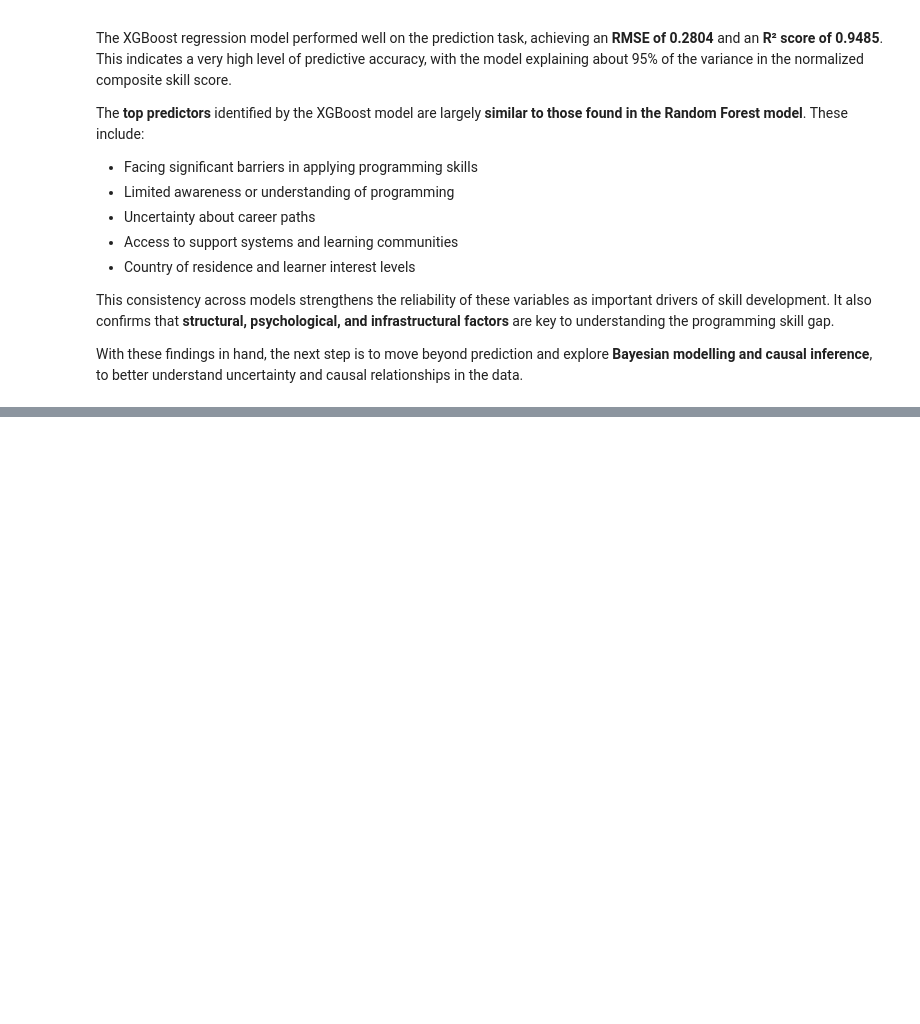
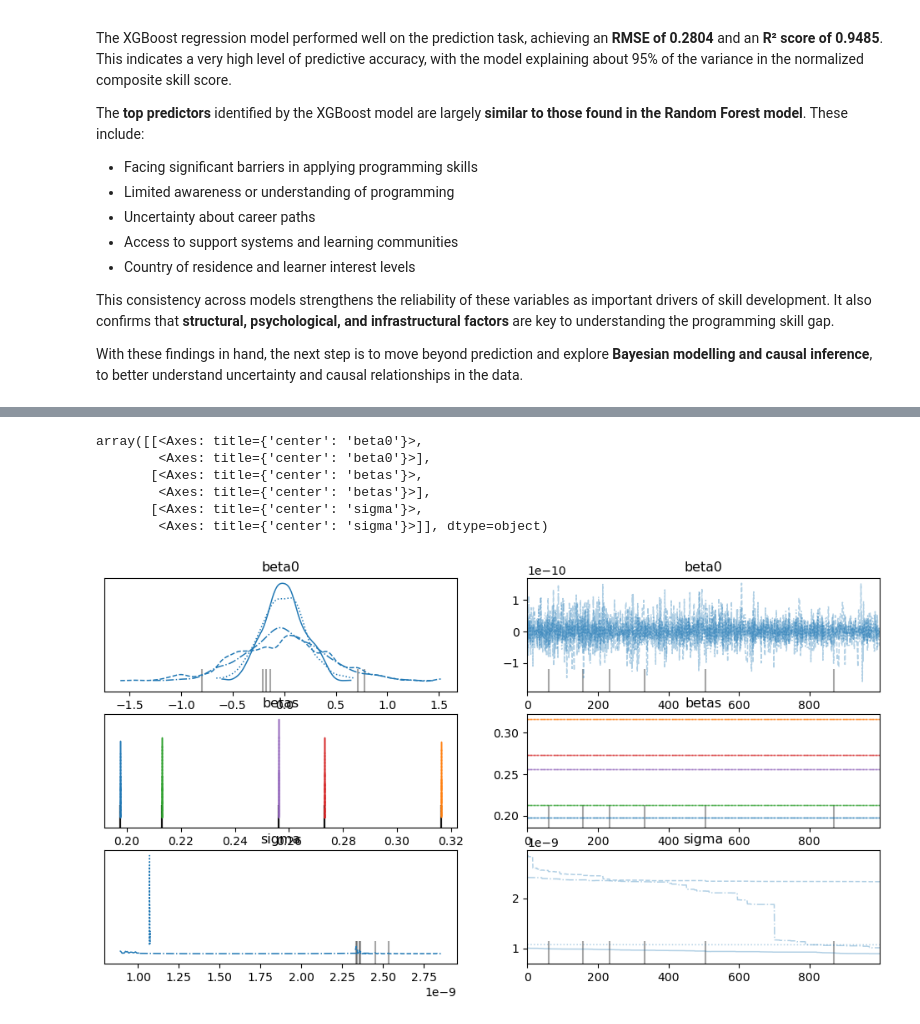
Before and after one commit to GraceWangui/bayesian-causal-analysis, a Jupyter notebook: src/Models.ipynb, the cells around one changed output, grey strips where cells are left out. Cells and saved outputs as stored; diff of their text form; code cells hidden in the pictures; blank space fills up the shorter version.

Commit message:
feat : bayesian inference base model

```diff
--- a/src/Models.ipynb
+++ b/src/Models.ipynb
@@ -800,0 +863,41 @@ With these findings in hand, the next step is to move beyond prediction and expl
+# %%
+import pymc as pm
+import arviz as az
+from sklearn.preprocessing import StandardScaler
+
+
+
+scaler_y = StandardScaler()
+y_base_std = scaler_y.fit_transform(y_base.values.reshape(-1, 1)).flatten()
+
+# Defining the base Bayesian linear regression model
+with pm.Model() as base_model:
+    # Prior for the intercept P(0)
+    beta0 = pm.Normal("beta0", mu=0, sigma=10)
+
+    # Priors for the 5 predictor coefficients P(0) - slope
+    betas = pm.StudentT("betas", nu=4,  mu=0, sigma=1, shape=X_scaled.shape[1])
+
+    # Prior for the residual standard deviation P(0)- how much the actual data varies from the prediction)
+    # To prevent sigma from collapsing too easily
+    sigma = pm.Exponential("sigma", lam=1)
+
+    # Linear model: mu = beta0 + X * betas - this is the linear prediction
+    mu = beta0 + pm.math.dot(X_scaled, betas)
+
+    # Likelihood: observed data - connects data to model - probability of data given model params
+    # StudentT is more forgiving than normal distribution- allows model to relax from trying to predict perfectly
+    y_obs = pm.StudentT("y_obs", nu=5, mu=mu, sigma=sigma, observed=y_base_std)
+
+    # Sample from the posterior
+    #apply Bayesian inference
+    trace = pm.sample(
+        draws=1000, #actual samples used for inference
+        tune=1000, #tuning phase, not used for inference. they are used to learn shape of posterior and adjust sampler
+        chains=4,
+        cores=4,
+        target_accept=0.97,
+        max_treedepth=15,
+        return_inferencedata=True,
+        progressbar=True
+)
@@ -800,0 +941,11 @@ With these findings in hand, the next step is to move beyond prediction and expl
+# %%
+# Trace plots to check convergence
+az.plot_trace(trace)
+# %% [output]
+array([[<Axes: title={'center': 'beta0'}>,
+        <Axes: title={'center': 'beta0'}>],
+       [<Axes: title={'center': 'betas'}>,
+        <Axes: title={'center': 'betas'}>],
+       [<Axes: title={'center': 'sigma'}>,
+        <Axes: title={'center': 'sigma'}>]], dtype=object)
+[figure, added]
```
Also changed, not shown: parts of 20 cells of this notebook, 7 other files.
